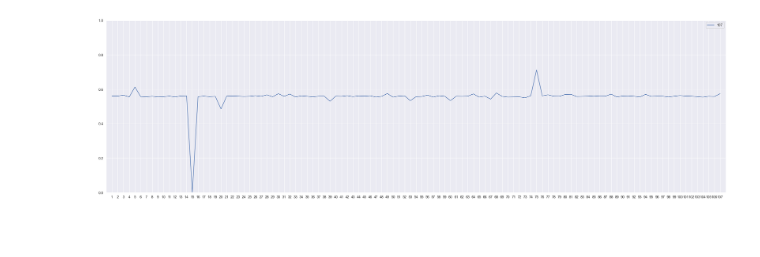
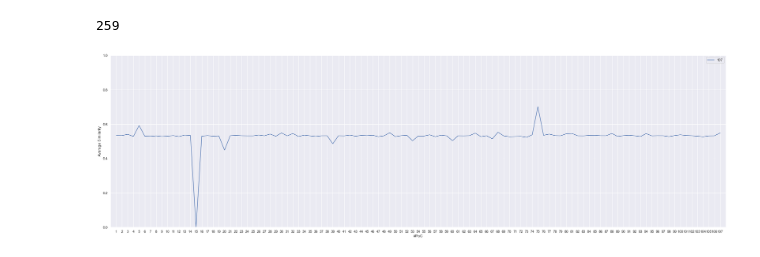
Before and after one commit to mattiapocci/poc_detection, a Jupyter notebook: result_analysis/plotting.ipynb, the cells around one changed output. Drawn from its saved outputs; the diff is of its cells as text; code cells hidden in the pictures; blank space fills up the shorter version.

Commit message:
similarity_results updated 13_11_21

```diff
--- a/result_analysis/plotting.ipynb
+++ b/result_analysis/plotting.ipynb
@@ -129,34 +129,56 @@ plt.show()
 import seaborn
 import pandas
 import matplotlib.pyplot as plt
+
+# Load similarities
+import torch
+similarities = torch.load('../datasets/embeddings/similarity_result.pt')
+
+# Create mapping for x-axis labels
+mapping = {}
+i = 1
+for key in similarities.keys():
+    for poc in similarities[key]:
+        mapping[poc] = i
+        i += 1
+    break
+
+# Create function to query mapping
+def get_poc(n):
+    return list(mapping.keys())[n-1]
+
 seaborn.set(rc={'figure.figsize':(35,10)})
 plt.ylim(0,1)
 plt.xlim(0, 108)
 count = 0
 acc = {}
 for key in similarities.keys():
     pocs = []
     values = []
     for poc in similarities[key]:
         pocs.append(mapping[poc])
         try:
             a = acc[mapping[poc]]
         except:
             acc[mapping[poc]] = 0
         try:
             acc[mapping[poc]] += similarities[key][poc].item()
         except:
             acc[mapping[poc]] += similarities[key][poc]
     count += 1
 
 means = []
 for key in acc.keys():
     means.append(acc[key]/count)
 
 
 res = seaborn.lineplot(x=pocs, y=means, label=key)
 res.set(xticks= pocs)
-
+plt.xlabel('#PoC')
+plt.ylabel('Average Similarity')
+#plt.xticks(rotation=45)
+print(count)
 plt.show()
 # %% [output]
+259
-[figure, old version]
+[figure, new version]
```
Also changed, not shown: parts of 4 cells of this notebook, 4 other files.
